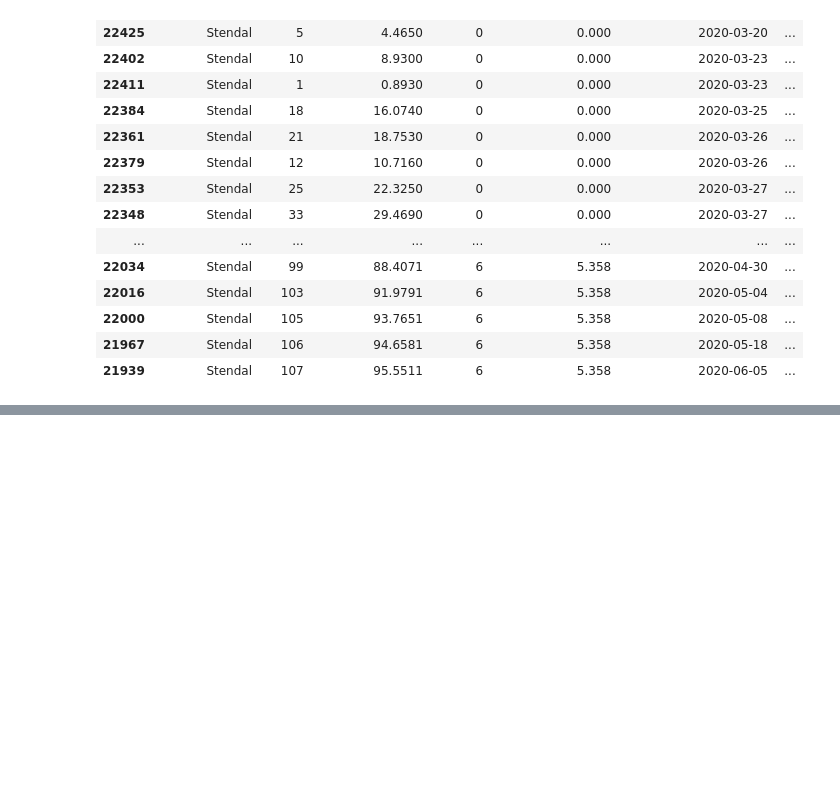
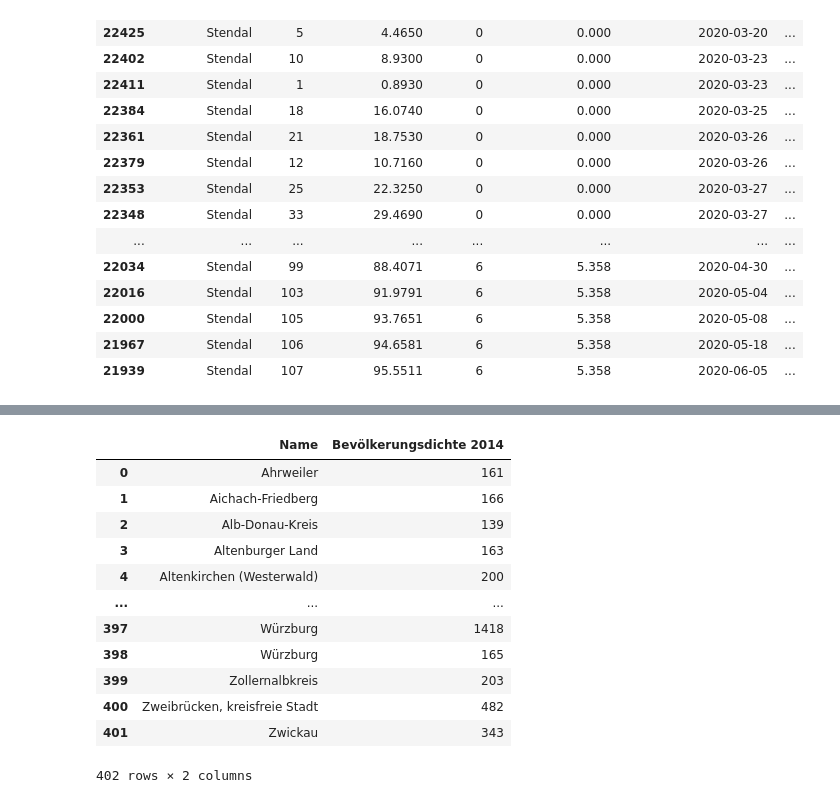
Before and after one commit to Jubo30/Data-Science-Project, a Jupyter notebook: Täglicher Zuwachs Deutschland.ipynb, the cells around one changed output, grey strips where cells are left out. Saved outputs shown, nothing was run; the diff lists cells and outputs as text; code cells hidden in the pictures; blank space fills up the shorter version.

```diff
--- a/Täglicher Zuwachs Deutschland.ipynb
+++ b/Täglicher Zuwachs Deutschland.ipynb
@@ -993,0 +1046,21 @@ abc = pd.DataFrame(t)
+# %%
+kreisetest = pd.read_excel('A_BevDichte_Kreise.xlsx')
+kreisetest = kreisetest.drop(columns = ['Kennziffer','Thünen-Typ'])
+kreisetest = kreisetest.sort_values(by=['Name'])
+kreisetest = kreisetest.reset_index()
+kreisetest = kreisetest.drop(columns = 'index')
+kreisetest
+# %% [output]
+|  | Name | Bevölkerungsdichte 2014 |
+| 0 | Ahrweiler | 161 |
+| 1 | Aichach-Friedberg | 166 |
+| 2 | Alb-Donau-Kreis | 139 |
+| 3 | Altenburger Land | 163 |
+| 4 | Altenkirchen (Westerwald) | 200 |
+| ... | ... | ... |
+| 397 | Würzburg | 1418 |
+| 398 | Würzburg | 165 |
+| 399 | Zollernalbkreis | 203 |
+| 400 | Zweibrücken, kreisfreie Stadt | 482 |
+| 401 | Zwickau | 343 |
+402 rows × 2 columns
```
Also changed, not shown: parts of 13 cells of this notebook.
